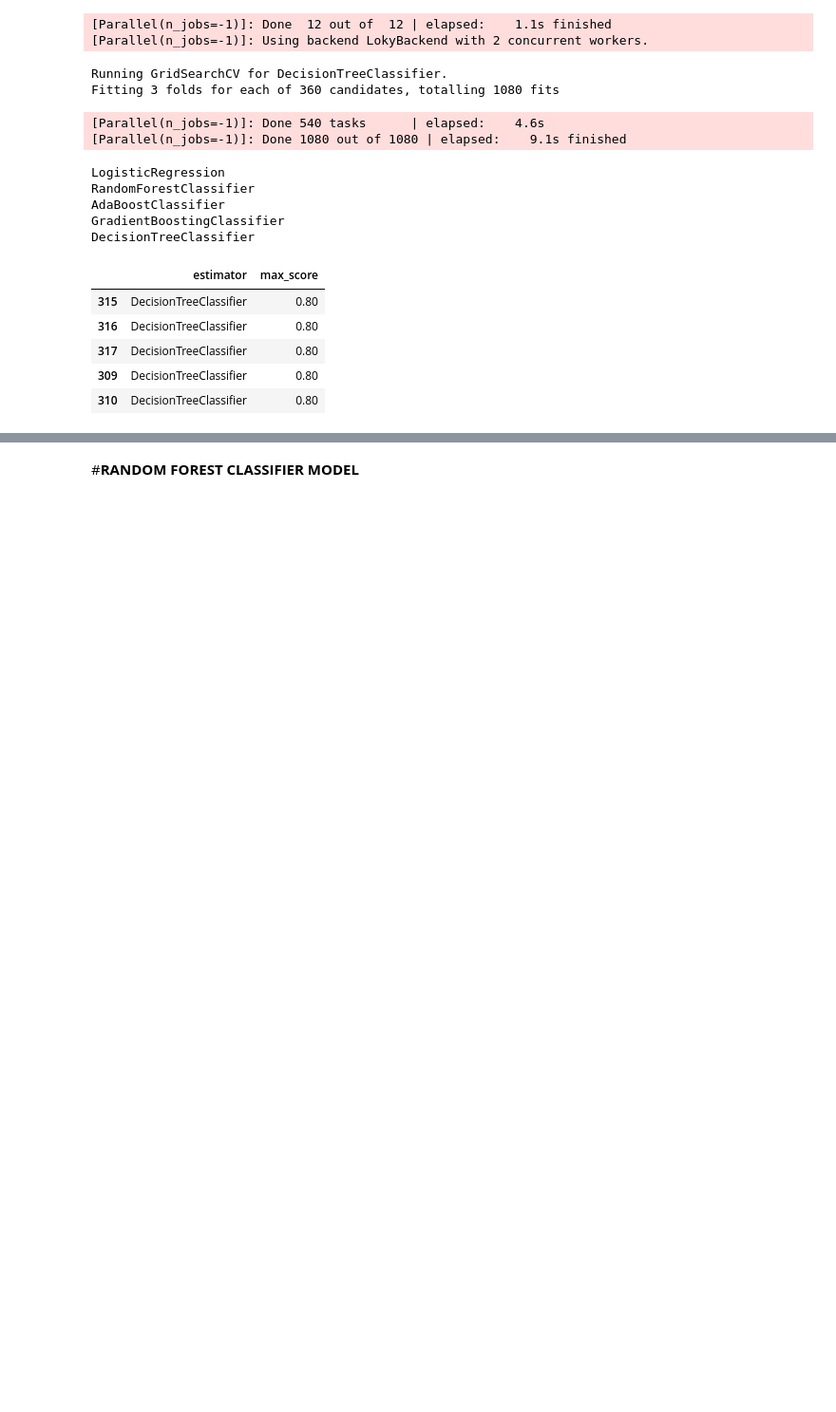
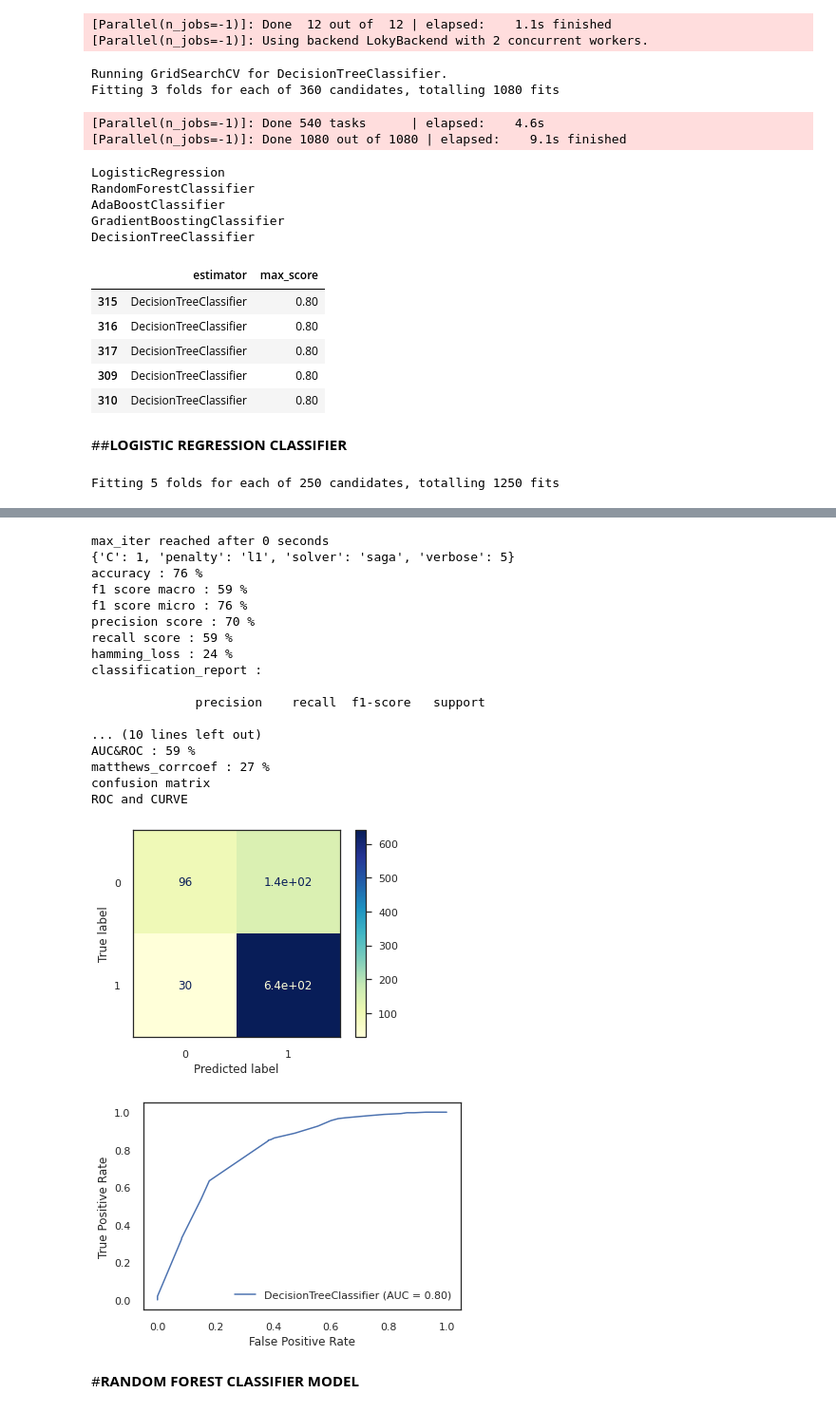
Before and after one commit to MMasson1988/Capstone-s-Project, a Jupyter notebook: Contraceptive_Project_Test.ipynb, the cells around one changed output, grey strips where cells are left out. Shown at 95% size. Drawn from its saved outputs; the diff is of its cells as text; code cells hidden in the pictures; blank space fills up the shorter version.

```diff
--- a/Contraceptive_Project_Test.ipynb
+++ b/Contraceptive_Project_Test.ipynb
@@ -1266,0 +1314,17 @@ DecisionTreeClassifier
+# %% [markdown]
+##**LOGISTIC REGRESSION CLASSIFIER**
+# %%
+param_grid = {'penalty':['l1','l2'],'C':[1,2,3,4,5], 'verbose':[1,2,3,4,5],'solver':['newton-cg', 'lbfgs', 'liblinear', 'sag', 'saga']}
+model=LogisticRegression()
+grid = GridSearchCV(model, param_grid, verbose = 2, n_jobs=-1, scoring = 'accuracy',
+cv = 5)
+
+# fitting the model for grid search
+grid.fit(X_train_smote, y_train_smote)
+
+# print best parameter after tuning
+print(grid.best_params_)
+grid_y_pred = grid.predict(X_test)
+model_analysis(y_test, grid_y_pred)
+# %% [output]
+Fitting 5 folds for each of 250 candidates, totalling 1250 fits
@@ -1267,2 +1338,21 @@ DecisionTreeClassifier
+max_iter reached after 0 seconds
+{'C': 1, 'penalty': 'l1', 'solver': 'saga', 'verbose': 5}
+accuracy : 76 %
+f1 score macro : 59 %
+f1 score micro : 76 %
+precision score : 70 %
+recall score : 59 %
+hamming_loss : 24 %
+classification_report :
+
+              precision    recall  f1-score   support
+
+... (10 lines left out)
+AUC&ROC : 59 %
+matthews_corrcoef : 27 %
+confusion matrix
+ROC and CURVE
+[figure, added]
+[figure, added]
 # %% [markdown]
 #**RANDOM FOREST CLASSIFIER MODEL**
```
Also changed, not shown: parts of 44 cells of this notebook.
